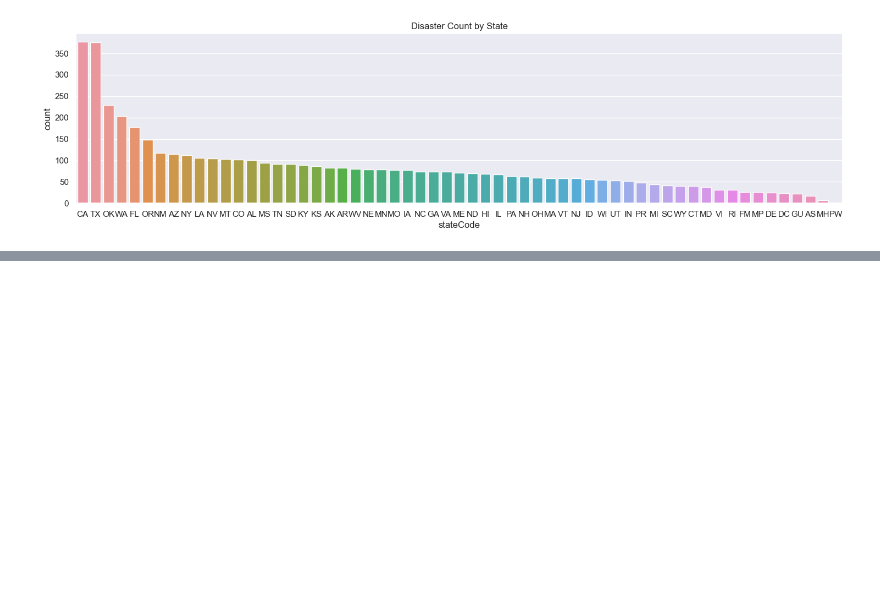
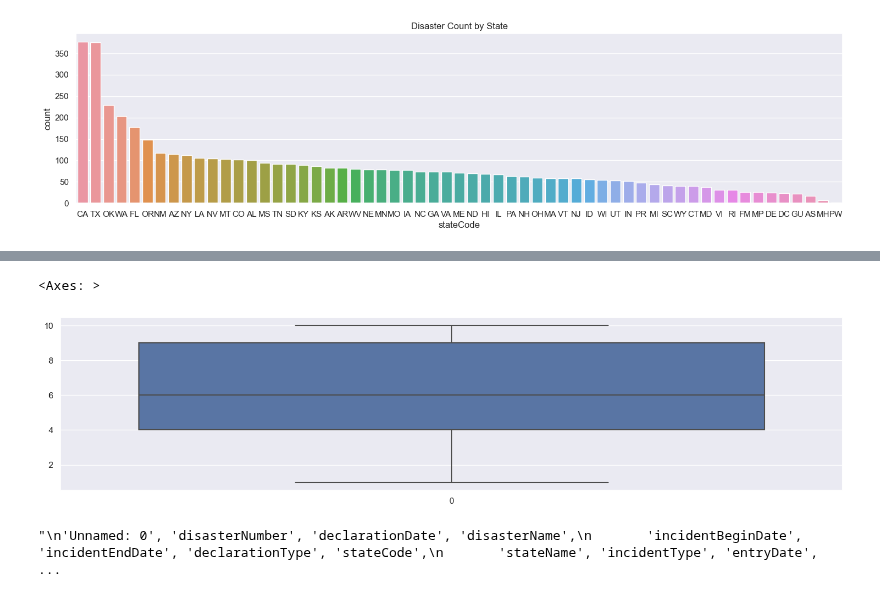
Before and after one commit to mdgarber/FEMADisasterCostForecasting, a Jupyter notebook: femadisastercostforecasting/notebooks/FEMA-EDA.ipynb, the cells around one changed output, grey strips where cells are left out. Cells and saved outputs as stored; diff of their text form; code cells hidden in the pictures; blank space fills up the shorter version.

Commit message:
checking box plots

```diff
--- a/femadisastercostforecasting/notebooks/FEMA-EDA.ipynb
+++ b/femadisastercostforecasting/notebooks/FEMA-EDA.ipynb
@@ -183,3 +244,24 @@ sns.boxplot(data=femaDataClean, x=femaDataClean.region)...
+# %%
+sns.boxplot(femaDataClean['region'])
+# %% [output]
+<Axes: >
+[figure, added]
+# %%
+'''
+ihProgramDeclared
+iaProgramDeclared
+paProgramDeclared
+hmProgramDeclared
+totalNumberIaApproved
+totalAmountIhpApproved
+totalAmountHaApproved
+totalAmountOnaApproved
+totalObligatedAmountHmgp
+
+
+'''
+# %% [output]
+"\n'Unnamed: 0', 'disasterNumber', 'declarationDate', 'disasterName',\n       'incidentBeginDate', 'incidentEndDate', 'declarationType', 'stateCode',\n       'stateName', 'incidentType', 'entryDate',  ...
 # %%
 #TO DO
 
```
Also changed, not shown: parts of 6 cells of this notebook, 1 other file.
